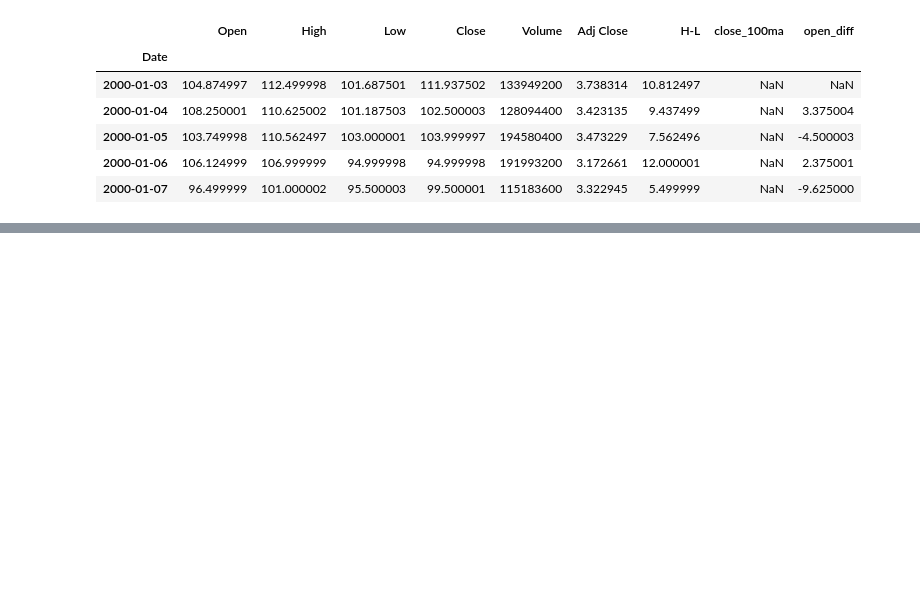
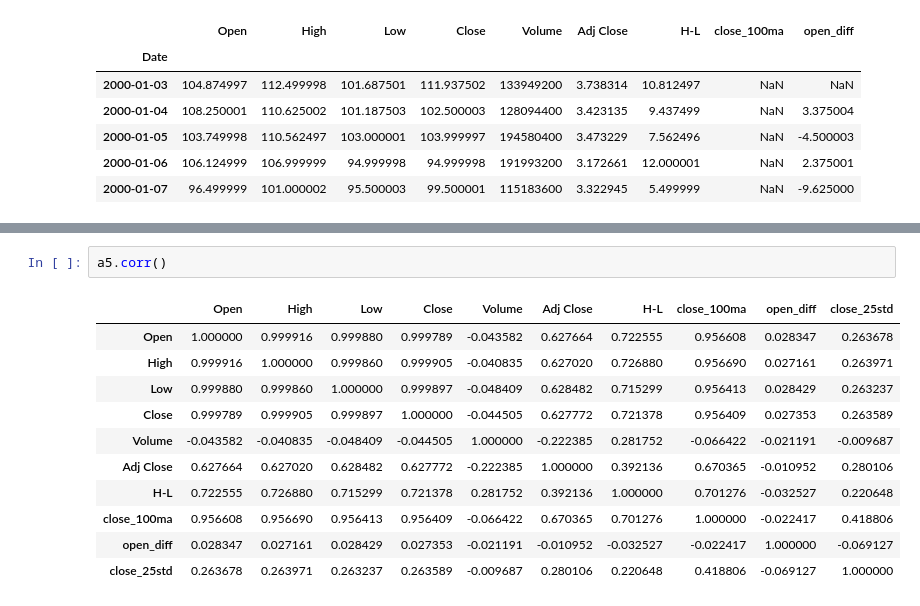
Before and after one commit to arkoneogy/mytutorials, a Jupyter notebook: python/sentdex_pandas_tut_youtube.ipynb, the cells around one changed output, grey strips where cells are left out. Drawn from its saved outputs; the diff is of its cells as text; blank space fills up the shorter version.

```diff
--- a/python/sentdex_pandas_tut_youtube.ipynb
+++ b/python/sentdex_pandas_tut_youtube.ipynb
@@ -409,0 +465,14 @@ a5['Close'].plot()
+# %%
+a5.corr()
+# %% [output]
+|  | Open | High | Low | Close | Volume | Adj Close | H-L | close_100ma | open_diff | close_25std |
+| Open | 1.000000 | 0.999916 | 0.999880 | 0.999789 | -0.043582 | 0.627664 | 0.722555 | 0.956608 | 0.028347 | 0.263678 |
+| High | 0.999916 | 1.000000 | 0.999860 | 0.999905 | -0.040835 | 0.627020 | 0.726880 | 0.956690 | 0.027161 | 0.263971 |
+| Low | 0.999880 | 0.999860 | 1.000000 | 0.999897 | -0.048409 | 0.628482 | 0.715299 | 0.956413 | 0.028429 | 0.263237 |
+| Close | 0.999789 | 0.999905 | 0.999897 | 1.000000 | -0.044505 | 0.627772 | 0.721378 | 0.956409 | 0.027353 | 0.263589 |
+| Volume | -0.043582 | -0.040835 | -0.048409 | -0.044505 | 1.000000 | -0.222385 | 0.281752 | -0.066422 | -0.021191 | -0.009687 |
+| Adj Close | 0.627664 | 0.627020 | 0.628482 | 0.627772 | -0.222385 | 1.000000 | 0.392136 | 0.670365 | -0.010952 | 0.280106 |
+| H-L | 0.722555 | 0.726880 | 0.715299 | 0.721378 | 0.281752 | 0.392136 | 1.000000 | 0.701276 | -0.032527 | 0.220648 |
+| close_100ma | 0.956608 | 0.956690 | 0.956413 | 0.956409 | -0.066422 | 0.670365 | 0.701276 | 1.000000 | -0.022417 | 0.418806 |
+| open_diff | 0.028347 | 0.027161 | 0.028429 | 0.027353 | -0.021191 | -0.010952 | -0.032527 | -0.022417 | 1.000000 | -0.069127 |
+| close_25std | 0.263678 | 0.263971 | 0.263237 | 0.263589 | -0.009687 | 0.280106 | 0.220648 | 0.418806 | -0.069127 | 1.000000 |
```
Also changed, not shown: parts of 30 cells of this notebook, 1 other file.
